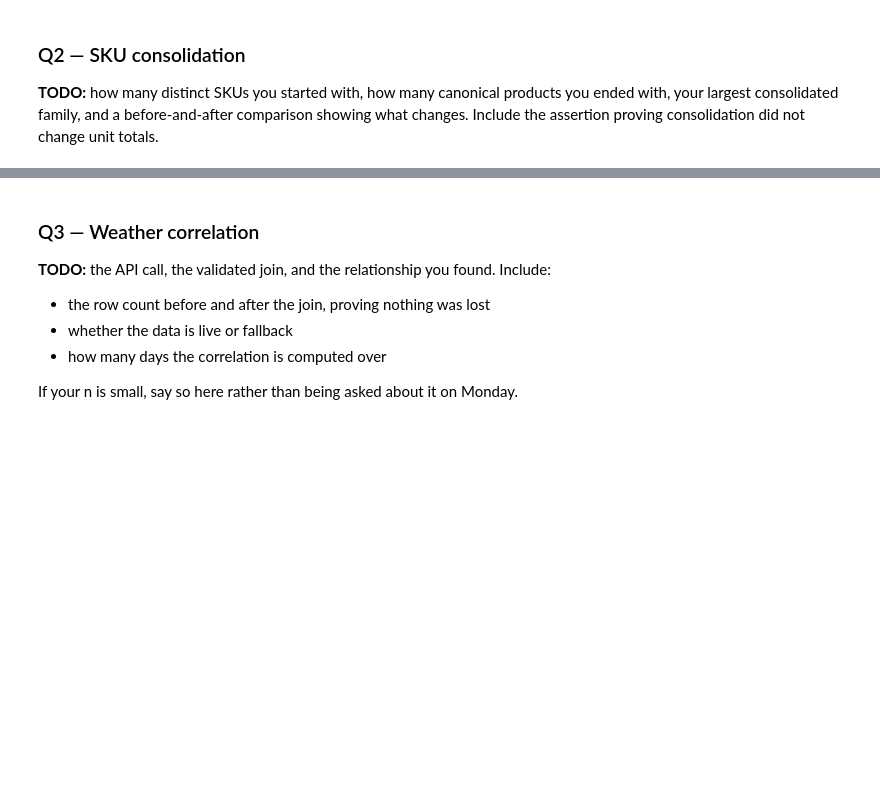
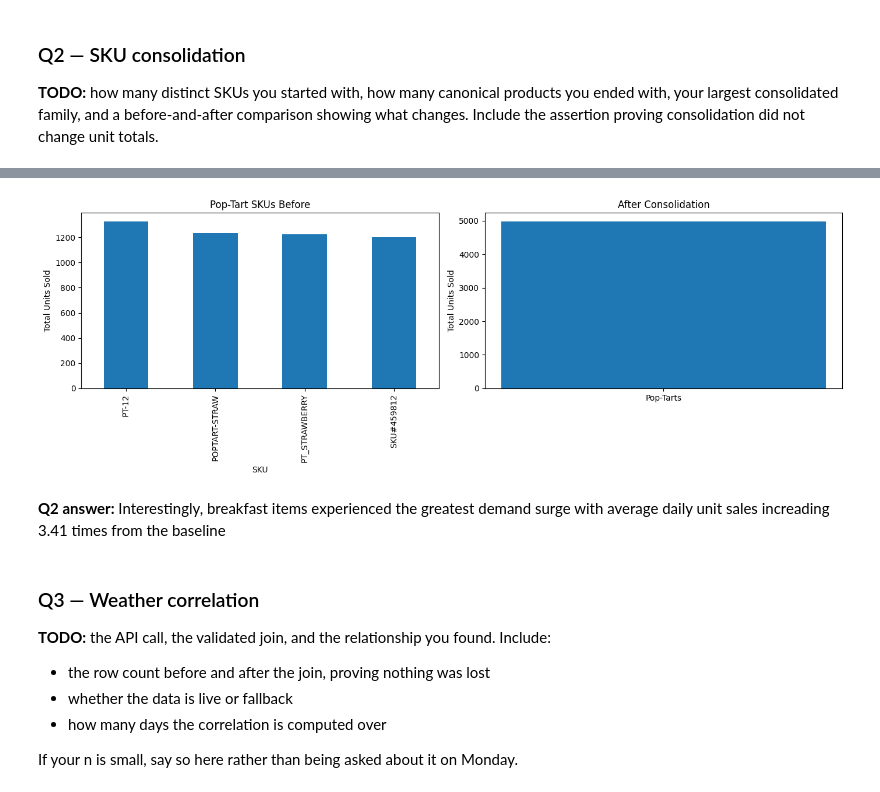
Before and after one commit to ciara-graves/walmart-hurricane-project, a Jupyter notebook: notebooks/2026_10_30_—_Midterm_Progress_—_Lab.ipynb, the cells around one changed output, grey strips where cells are left out. Drawn from its saved outputs; the diff is of its cells as text; code cells hidden in the pictures; blank space fills up the shorter version.

```diff
--- a/notebooks/2026_10_30_—_Midterm_Progress_—_Lab.ipynb
+++ b/notebooks/2026_10_30_—_Midterm_Progress_—_Lab.ipynb
@@ -31,3 +252,29 @@ Presentations are Monday. If a question is not working, this is the last checkpo
+# %%
+# Before and after bar chart to show SKU consolidation
+fig, axes = plt.subplots(1, 2, figsize=(14, 5))
+
+sku_totals.plot(
+    kind='bar',
+    ax=axes[0],
+    title='Pop-Tart SKUs Before')
+
+axes[0].set_xlabel('SKU')
+axes[0].set_ylabel('Total Units Sold')
+
+axes[1].bar(
+    ['Pop-Tarts'],
+    [total_units])
+
+axes[1].set_title(
+    'After Consolidation')
+axes[1].set_ylabel('Total Units Sold')
+
+plt.tight_layout()
+plt.show()
+# %% [output]
+[figure, added]
+# %% [markdown]
+**Q2 answer:** Interestingly, breakfast items experienced the greatest demand surge with average daily unit sales increading 3.41 times from the baseline
 # %% [markdown]
 ### Q3 — Weather correlation
 
```
Also changed, not shown: parts of 21 cells of this notebook.
